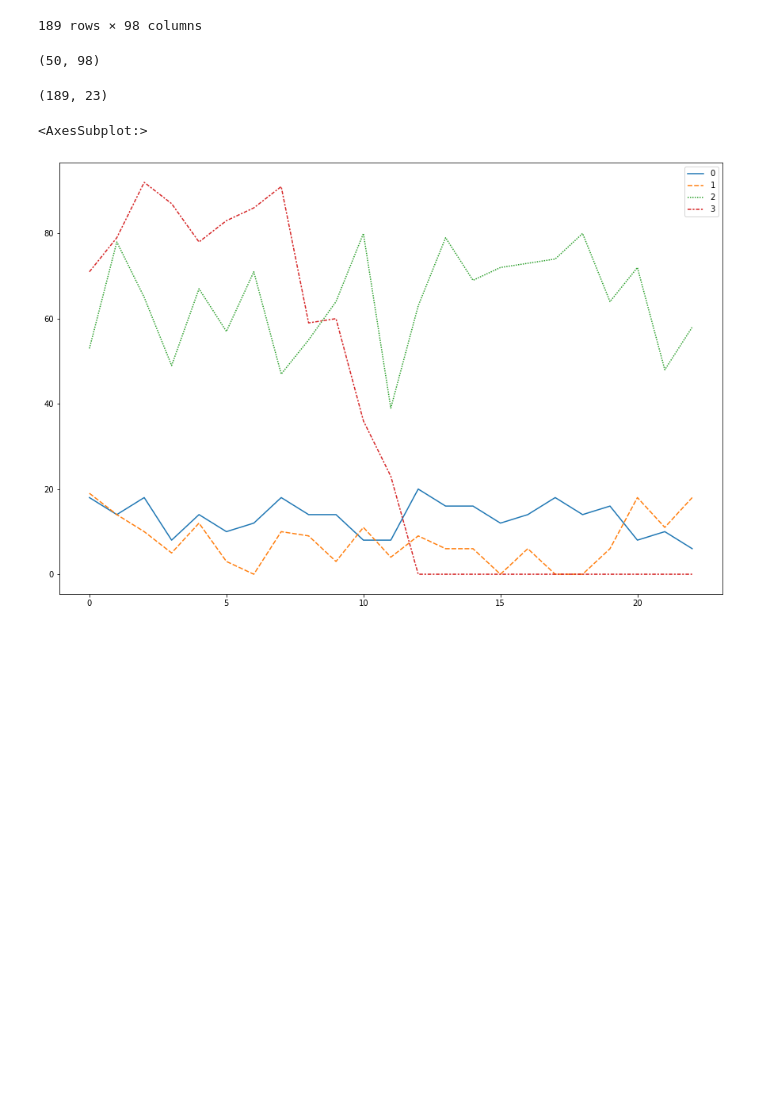
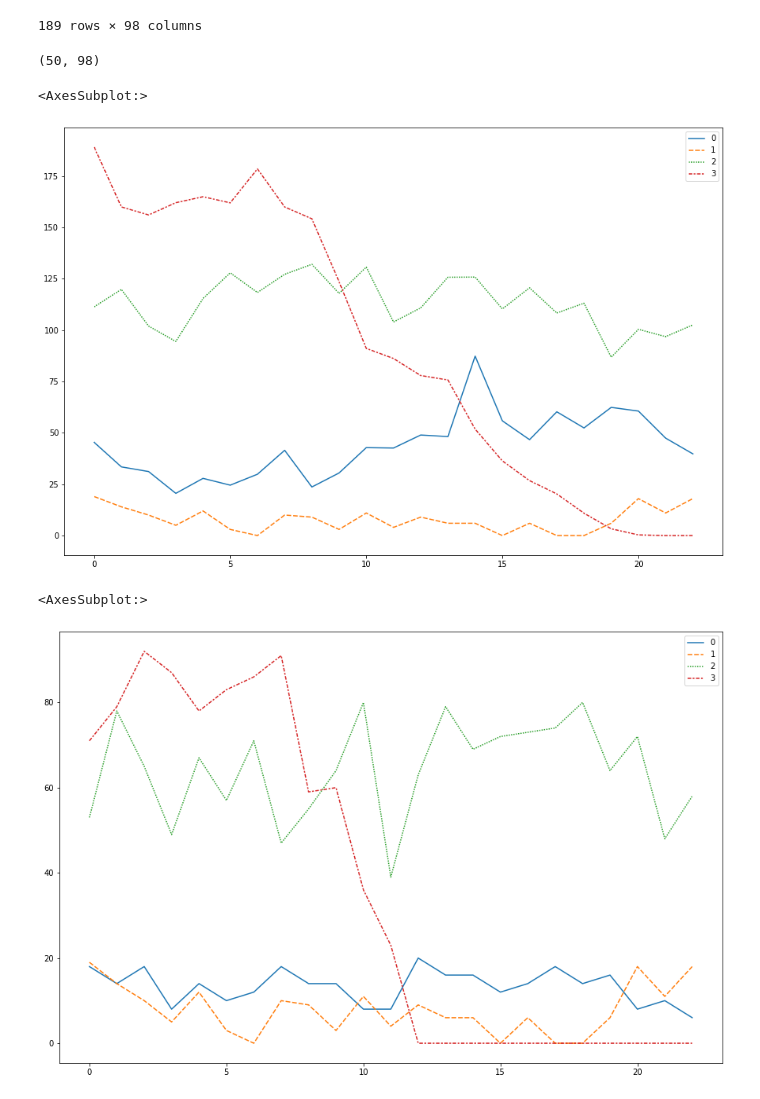
Before and after one commit to zenoWZH/ASFdata_analysis, a Jupyter notebook: casestudy/inspection_bysize.ipynb, the cells around one changed output. Drawn from its saved outputs; the diff is of its cells as text; code cells hidden in the pictures; blank space fills up the shorter version.

```diff
--- a/casestudy/inspection_bysize.ipynb
+++ b/casestudy/inspection_bysize.ipynb
@@ -173,9 +173,13 @@ vectors_tech_edgesize_graduated = df_tech_edgesize_graduated[range(1,24)].replac
 vectors_tech_edgesize_retired = df_tech_edgesize_retired[range(1,24)].replace(-1.0,0.0).values
 vectors_social_edgesize_retired = df_social_edgesize_retired[range(1,24)].replace(-1.0,0.0).values
 vectors_social_edgesize_graduated = df_social_edgesize_graduated[range(1,24)].replace(-1.0,0.0).values
-# %%
-vectors_tech_graduated.shape
-# %% [output]
-(189, 23)
+# %%
+social_graduated_clusterer = HDBSCAN(algorithm= 'best', approx_min_span_tree=True, gen_min_span_tree=True, metric='canberra',  min_cluster_size= 2).fit(vectors_social_edgesize_graduated)
+df_labels_mean = pd.DataFrame(np.c_[vectors_social_edgesize_graduated, social_graduated_clusterer.labels_]).groupby(23).agg('mean')
+plt.figure(figsize=(15, 10))
+sns.lineplot(data= df_labels_mean.values.T)
+# %% [output]
+<AxesSubplot:>
+[figure, added]
 # %%
 social_graduated_clusterer = HDBSCAN(algorithm= 'best', approx_min_span_tree=True, gen_min_span_tree=True, metric='canberra',  min_cluster_size= 2).fit(vectors_social_edgesize_graduated)
```
Also changed, not shown: parts of 9 cells of this notebook.
